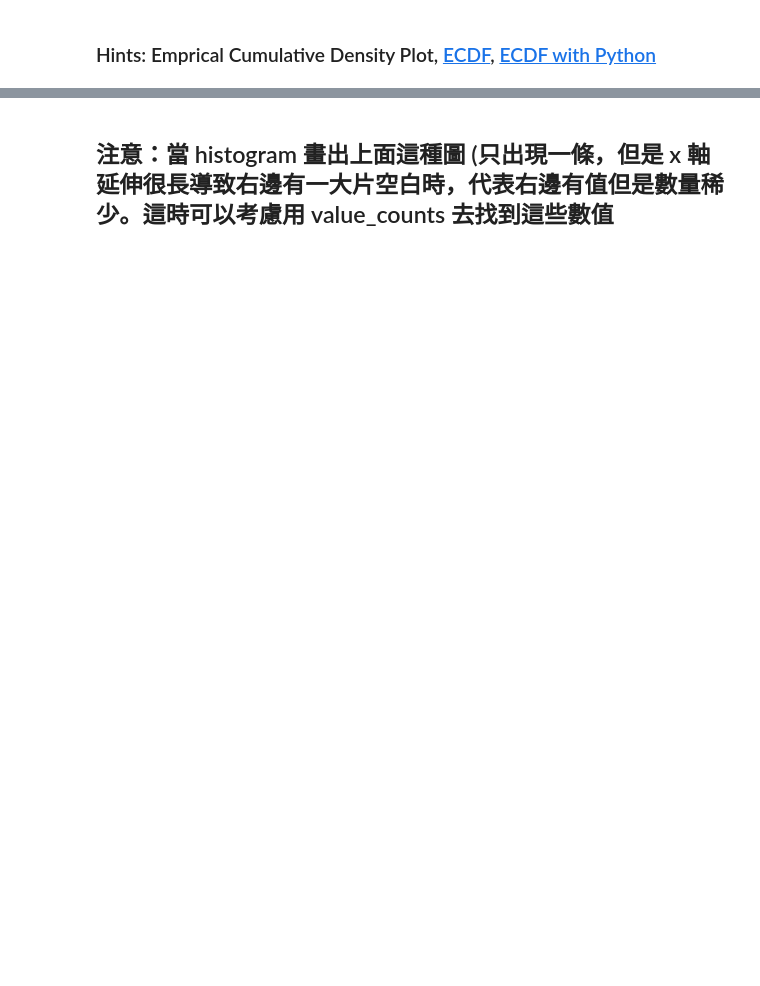
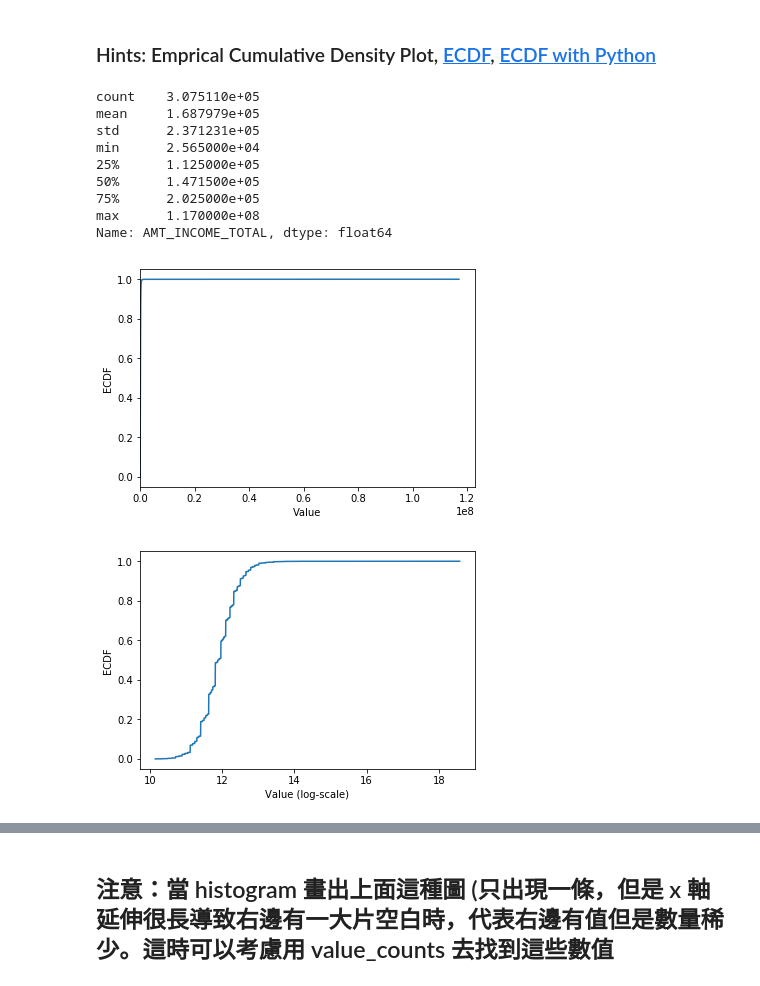
Before and after one commit to tcs211/2nd-ML100Days, a Jupyter notebook: homework/Day_006_HW.ipynb, the cells around one changed output, grey strips where cells are left out. Drawn from its saved outputs; the diff is of its cells as text; code cells hidden in the pictures; blank space fills up the shorter version.

```diff
--- a/homework/Day_006_HW.ipynb
+++ b/homework/Day_006_HW.ipynb
@@ -73,30 +104,45 @@ numberic.head()
 # %%
 # 最大值離平均與中位數很遠
 print(app_train['AMT_INCOME_TOTAL'].describe())
 
 # 繪製 Empirical Cumulative Density Plot (ECDF)
 """
 YOUR CODE HERE
 """
-cdf =
+
+hist = np.histogram(app_train['AMT_INCOME_TOTAL'],bins=1000000)
+
+cdf = pd.Series(hist[0], index = hist[1][:-1]).cumsum()
 
 
 plt.plot(list(cdf.index), cdf/cdf.max())
 plt.xlabel('Value')
 plt.ylabel('ECDF')
 plt.xlim([cdf.index.min(), cdf.index.max() * 1.05]) # 限制顯示圖片的範圍
 plt.ylim([-0.05,1.05]) # 限制顯示圖片的範圍
 
 plt.show()
 
 # 改變 y 軸的 Scale, 讓我們可以正常檢視 ECDF
 plt.plot(np.log(list(cdf.index)), cdf/cdf.max())
 plt.xlabel('Value (log-scale)')
 plt.ylabel('ECDF')
 
 plt.ylim([-0.05,1.05]) # 限制顯示圖片的範圍
 
 plt.show()
+# %% [output]
+count    3.075110e+05
+mean     1.687979e+05
+std      2.371231e+05
+min      2.565000e+04
+25%      1.125000e+05
+50%      1.471500e+05
+75%      2.025000e+05
+max      1.170000e+08
+Name: AMT_INCOME_TOTAL, dtype: float64
+[figure, added]
+[figure, added]
 # %% [markdown]
 ## 補充：Normal dist 的 ECDF
 ![ecdf_normal](https://au.mathworks.com/help/examples/stats/win64/PlotEmpiricalCdfAndCompareWithSamplingDistributionExample_01.png)
```
Also changed, not shown: parts of 4 cells of this notebook.
